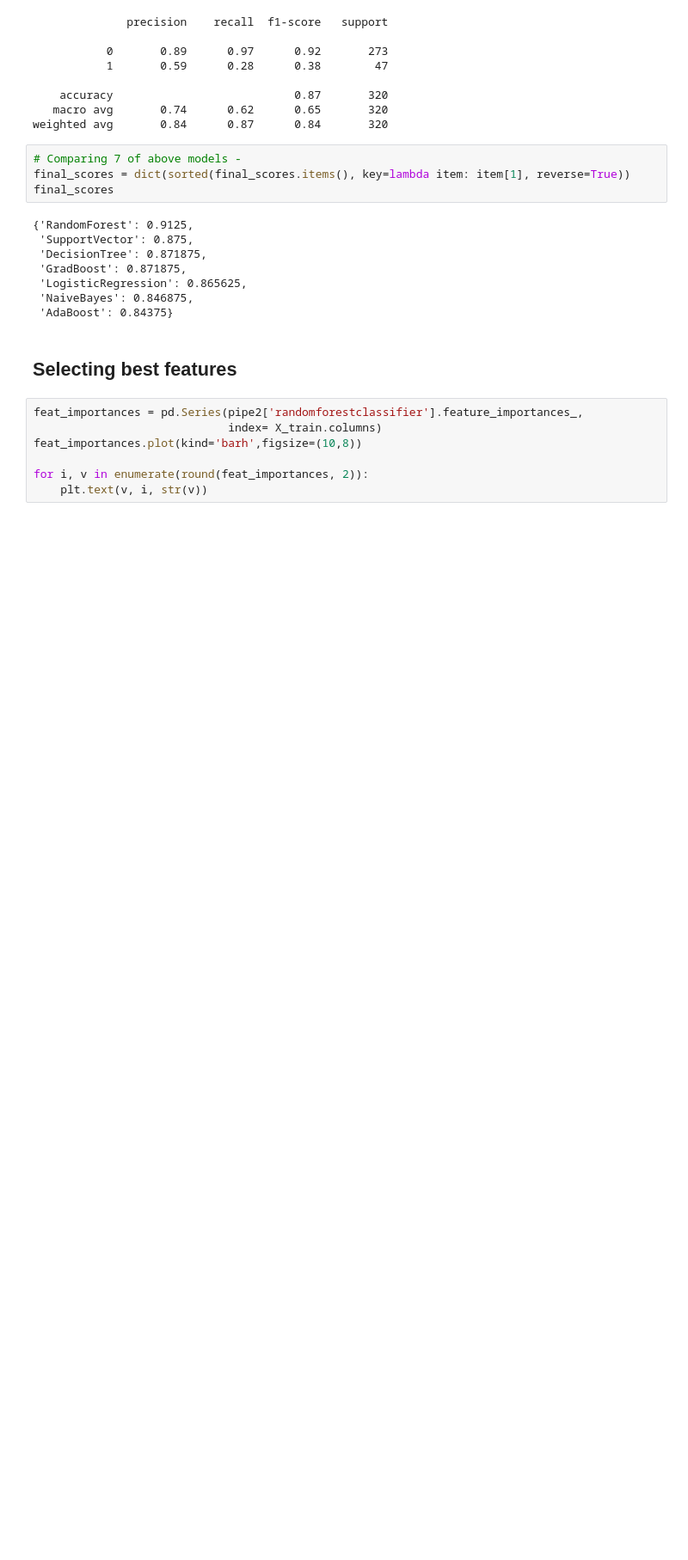
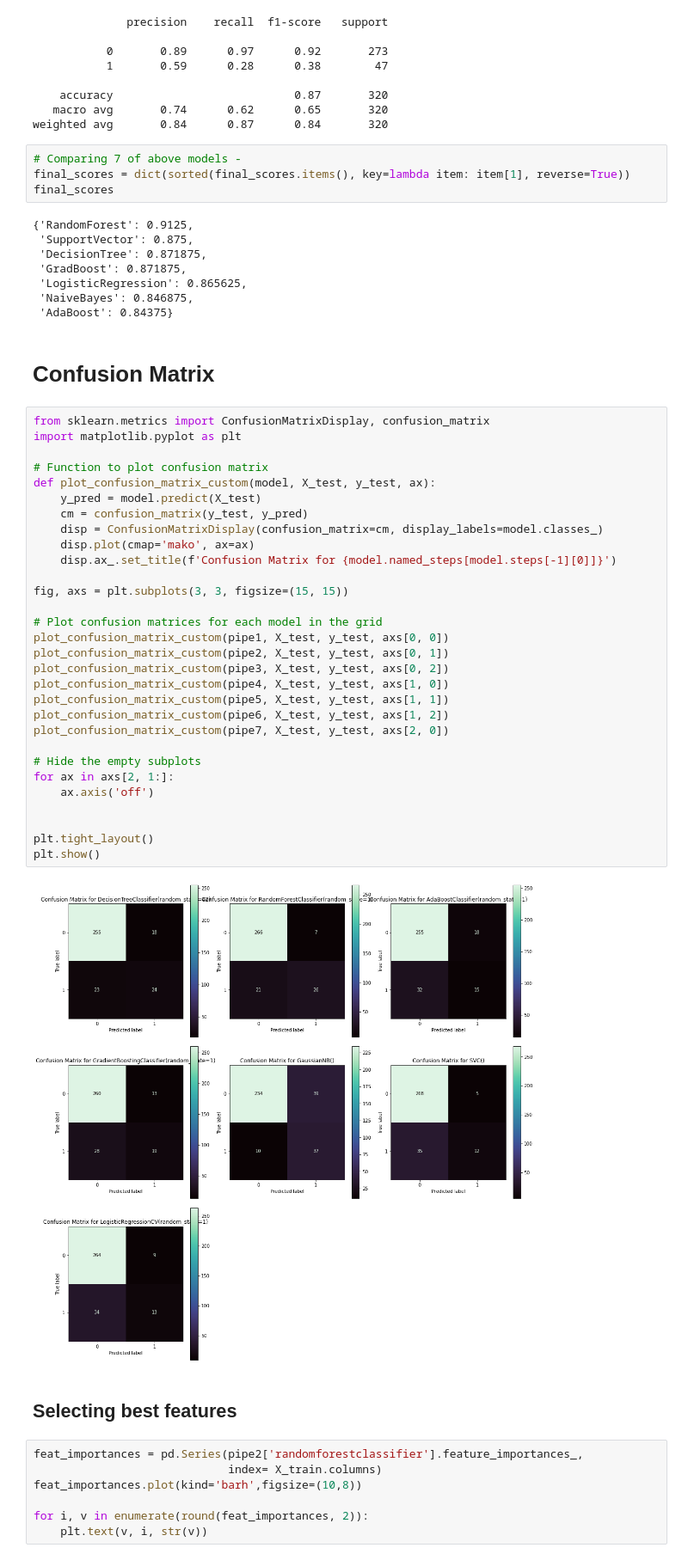
Before and after one commit to Yajat047/aiml_wine_quality, a Jupyter notebook: wine.ipynb, the cells around one changed output. Shown at 86% size. Cells and saved outputs as stored; diff of their text form; blank space fills up the shorter version.

Commit message:
Confusion Matrix

```diff
--- a/wine.ipynb
+++ b/wine.ipynb
@@ -309,6 +309,40 @@ final_scores
  'LogisticRegression': 0.865625,
  'NaiveBayes': 0.846875,
  'AdaBoost': 0.84375}
+# %% [markdown]
+# Confusion Matrix
+# %%
+from sklearn.metrics import ConfusionMatrixDisplay, confusion_matrix
+import matplotlib.pyplot as plt
+
+# Function to plot confusion matrix
+def plot_confusion_matrix_custom(model, X_test, y_test, ax):
+    y_pred = model.predict(X_test)
+    cm = confusion_matrix(y_test, y_pred)
+    disp = ConfusionMatrixDisplay(confusion_matrix=cm, display_labels=model.classes_)
+    disp.plot(cmap='mako', ax=ax)
+    disp.ax_.set_title(f'Confusion Matrix for {model.named_steps[model.steps[-1][0]]}')
+
+fig, axs = plt.subplots(3, 3, figsize=(15, 15))
+
+# Plot confusion matrices for each model in the grid
+plot_confusion_matrix_custom(pipe1, X_test, y_test, axs[0, 0])
+plot_confusion_matrix_custom(pipe2, X_test, y_test, axs[0, 1])
+plot_confusion_matrix_custom(pipe3, X_test, y_test, axs[0, 2])
+plot_confusion_matrix_custom(pipe4, X_test, y_test, axs[1, 0])
+plot_confusion_matrix_custom(pipe5, X_test, y_test, axs[1, 1])
+plot_confusion_matrix_custom(pipe6, X_test, y_test, axs[1, 2])
+plot_confusion_matrix_custom(pipe7, X_test, y_test, axs[2, 0])
+
+# Hide the empty subplots
+for ax in axs[2, 1:]:
+    ax.axis('off')
+
+
+plt.tight_layout()
+plt.show()
+# %% [output]
+[figure, added]
 # %% [markdown]
 ## Selecting best features
 # %%
```
